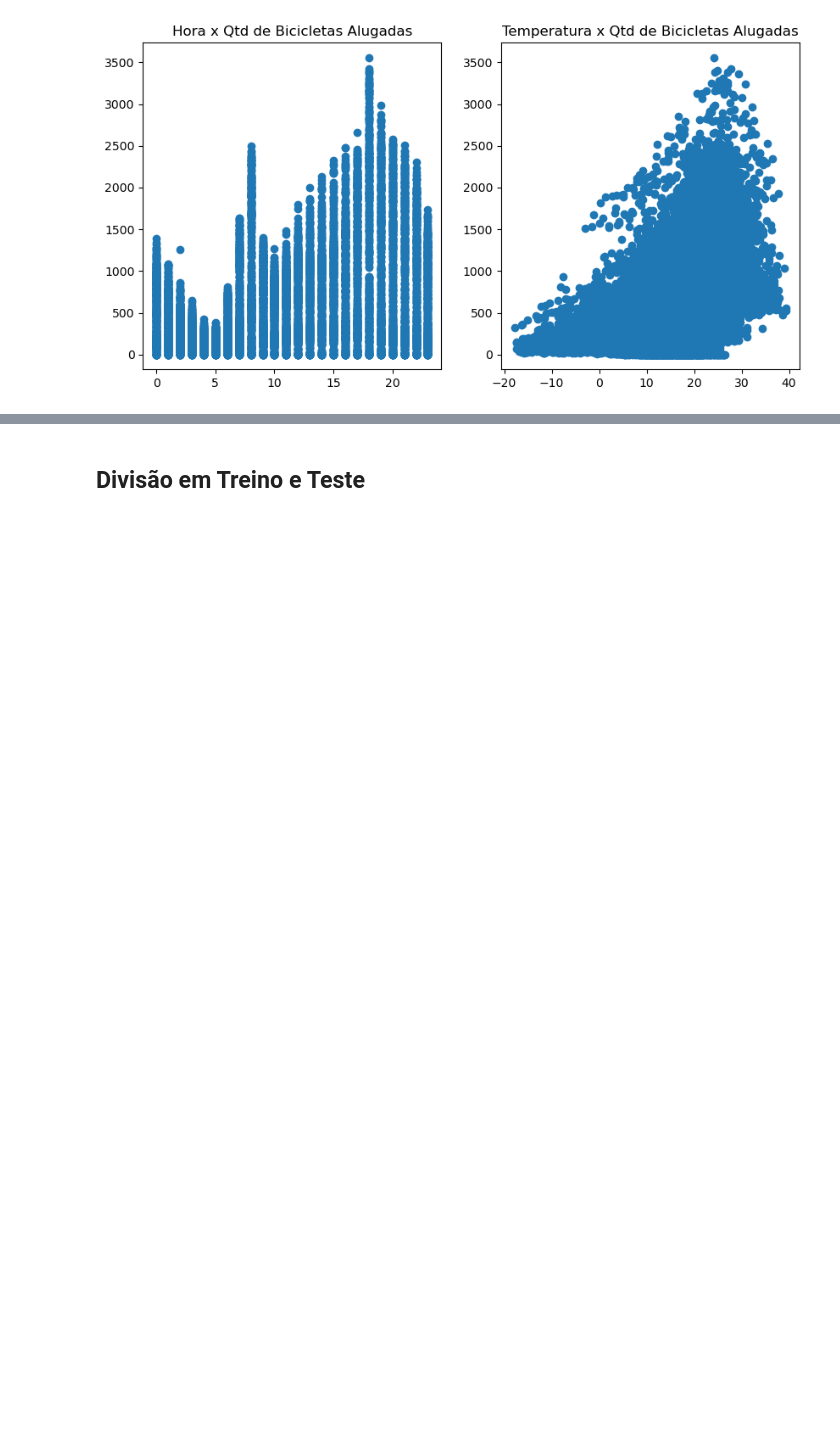
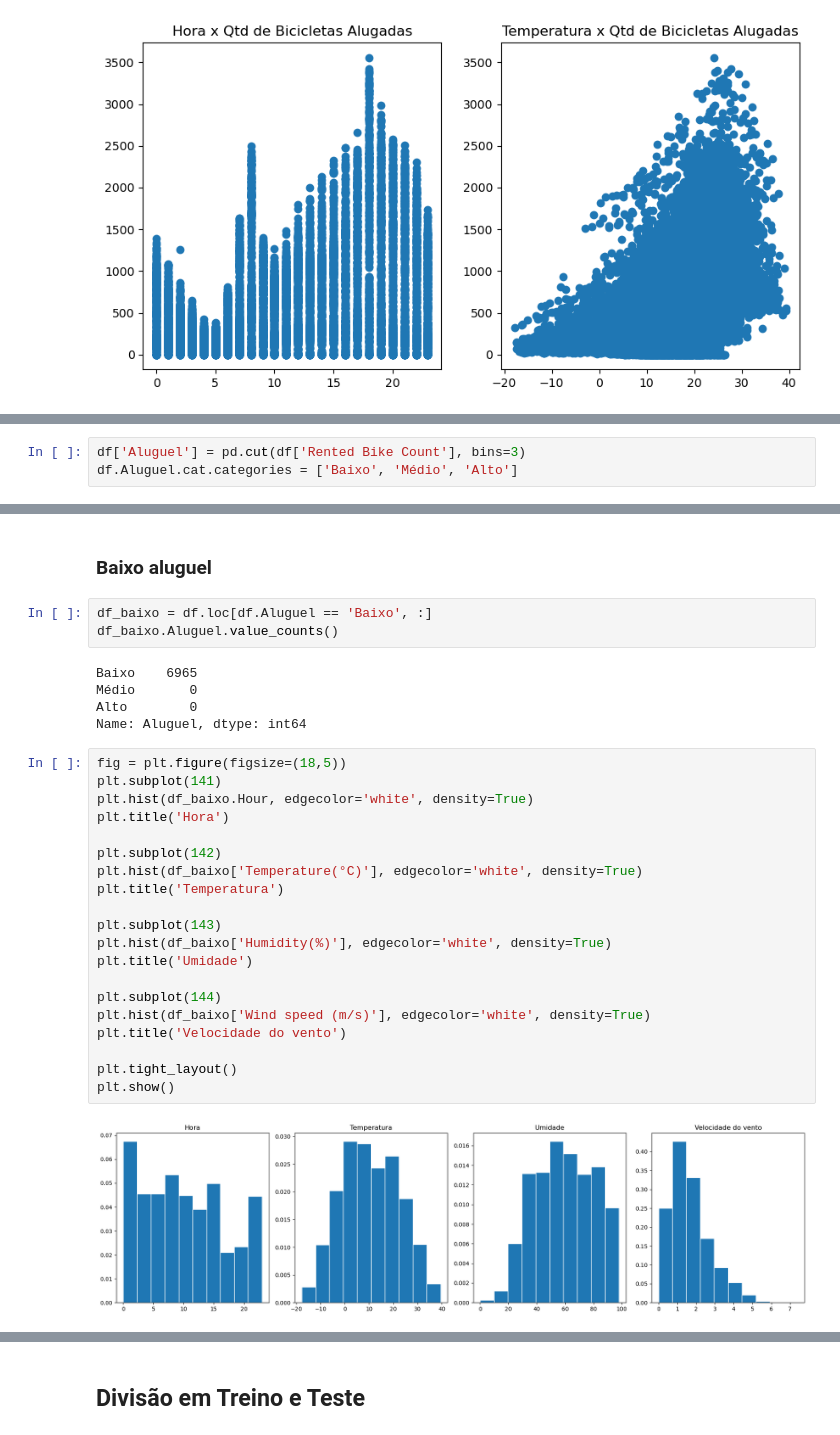
Before and after one commit to EnzoSilva14/Seoul_Bike_Sharing, a Jupyter notebook: Projeto 2.ipynb, the cells around one changed output, grey strips where cells are left out. Cells and saved outputs as stored; diff of their text form; blank space fills up the shorter version.

```diff
--- a/Projeto 2.ipynb
+++ b/Projeto 2.ipynb
@@ -215,0 +225,3 @@ Name: Functioning Day, dtype: int64
+# %%
+df['Aluguel'] = pd.cut(df['Rented Bike Count'], bins=3)
+df.Aluguel.cat.categories = ['Baixo', 'Médio', 'Alto']
@@ -215,0 +247,32 @@ Name: Functioning Day, dtype: int64
+# %% [markdown]
+<h3>Baixo aluguel</h3>
+# %%
+df_baixo = df.loc[df.Aluguel == 'Baixo', :]
+df_baixo.Aluguel.value_counts()
+# %% [output]
+Baixo    6965
+Médio       0
+Alto        0
+Name: Aluguel, dtype: int64
+# %%
+fig = plt.figure(figsize=(18,5))
+plt.subplot(141)
+plt.hist(df_baixo.Hour, edgecolor='white', density=True)
+plt.title('Hora')
+
+plt.subplot(142)
+plt.hist(df_baixo['Temperature(°C)'], edgecolor='white', density=True)
+plt.title('Temperatura')
+
+plt.subplot(143)
+plt.hist(df_baixo['Humidity(%)'], edgecolor='white', density=True)
+plt.title('Umidade')
+
+plt.subplot(144)
+plt.hist(df_baixo['Wind speed (m/s)'], edgecolor='white', density=True)
+plt.title('Velocidade do vento')
+
+plt.tight_layout()
+plt.show()
+# %% [output]
+[figure, added]
```
Also changed, not shown: parts of 14 cells of this notebook.
